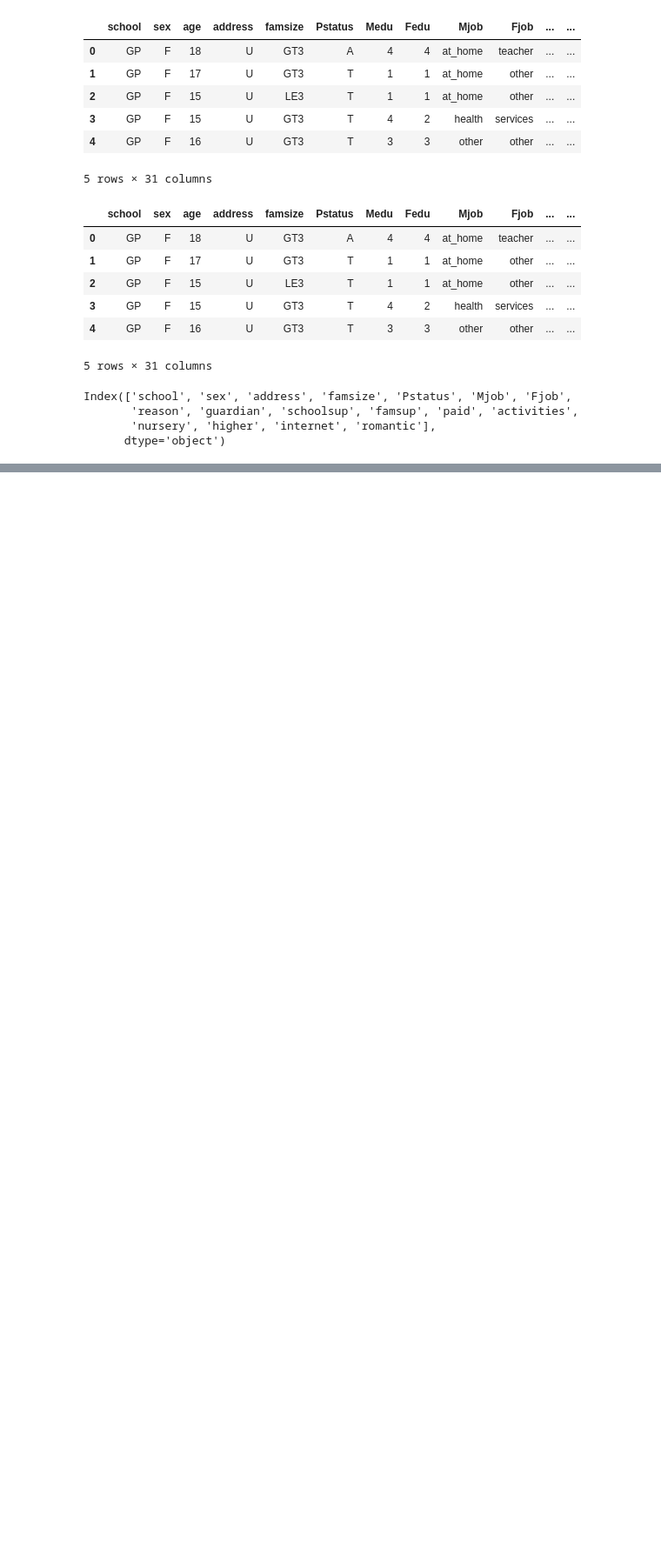
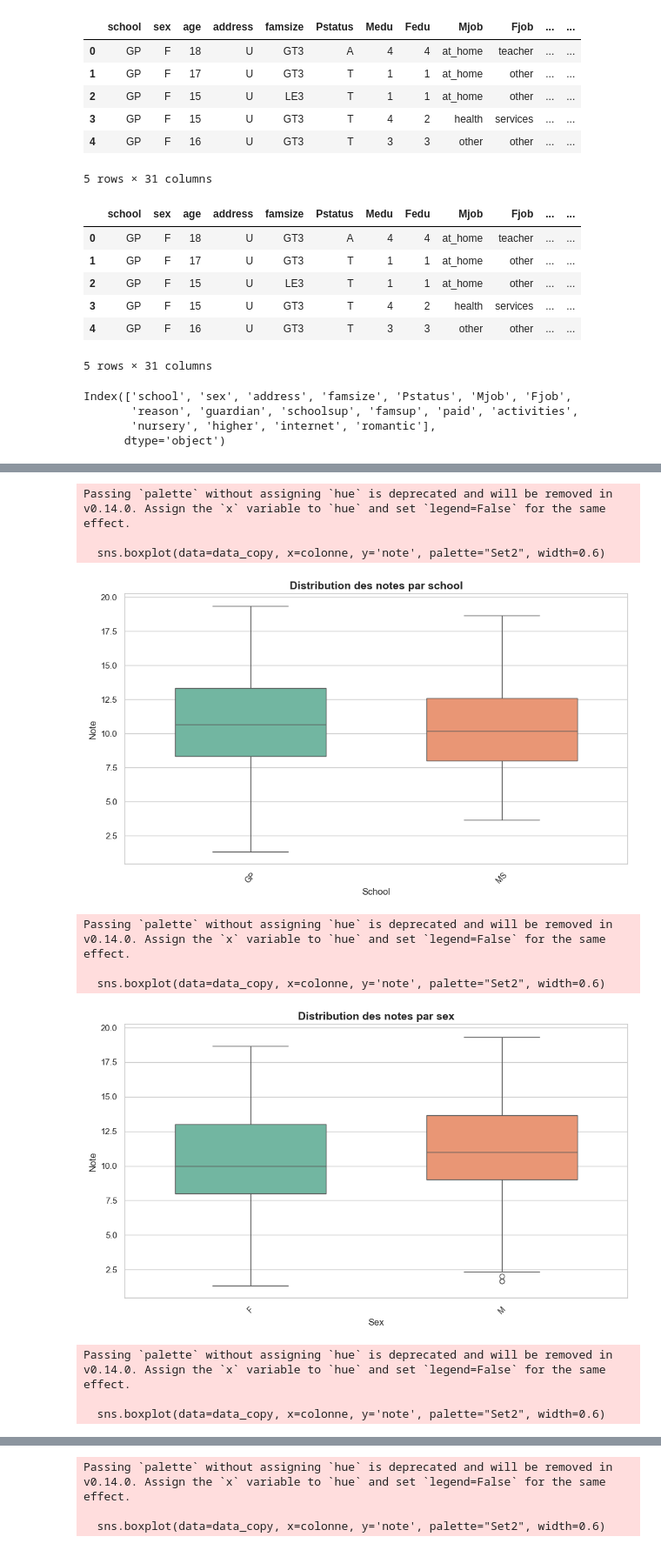
Before and after one commit to rachdigit/Projet_DataMining, a Jupyter notebook: proj_dm.ipynb, the cells around one changed output, grey strips where cells are left out. Shown at 87% size. Saved outputs shown, nothing was run; the diff lists cells and outputs as text; code cells hidden in the pictures; blank space fills up the shorter version.

```diff
--- a/proj_dm.ipynb
+++ b/proj_dm.ipynb
@@ -1630 +1626,41 @@ for colonne in categorical_columns :
 ... (5 outputs left out)
+# %%
+import seaborn as sns
+import matplotlib.pyplot as plt
+
+# Définir un style pour Seaborn
+sns.set_theme(style="whitegrid", palette="pastel")
+
+for colonne in categorical_columns:
+    plt.figure(figsize=(10, 6))
+
+    # Utiliser boxplot pour plus de clarté
+    sns.boxplot(data=data_copy, x=colonne, y='note', palette="Set2", width=0.6)
+
+    # Ajouter un titre clair
+    plt.title(f'Distribution des notes par {colonne}', fontsize=14, fontweight='bold')
+
+    # Ajuster les axes
+    plt.xlabel(colonne.capitalize(), fontsize=12)
+    plt.ylabel('Note', fontsize=12)
+
+    # Rotation des étiquettes de l'axe X
+    plt.xticks(rotation=45, fontsize=10)
+
+    # Ajuster les marges pour éviter l'encombrement
+    plt.tight_layout()
+
+    # Afficher le graphique
+    plt.show()
+# %% [output]
+Passing `palette` without assigning `hue` is deprecated and will be removed in v0.14.0. Assign the `x` variable to `hue` and set `legend=False` for the same effect.
+
+  sns.boxplot(data=data_copy, x=colonne, y='note', palette="Set2", width=0.6)
+[figure, added]
+Passing `palette` without assigning `hue` is deprecated and will be removed in v0.14.0. Assign the `x` variable to `hue` and set `legend=False` for the same effect.
+
+  sns.boxplot(data=data_copy, x=colonne, y='note', palette="Set2", width=0.6)
+[figure, added]
+Passing `palette` without assigning `hue` is deprecated and will be removed in v0.14.0. Assign the `x` variable to `hue` and set `legend=False` for the same effect.
+
+  sns.boxplot(data=data_copy, x=colonne, y='note', palette="Set2", width=0.6)
@@ -1630,0 +1668,3 @@ for colonne in categorical_columns :
+Passing `palette` without assigning `hue` is deprecated and will be removed in v0.14.0. Assign the `x` variable to `hue` and set `legend=False` for the same effect.
+
+  sns.boxplot(data=data_copy, x=colonne, y='note', palette="Set2", width=0.6)
```
Also changed, not shown: parts of 65 cells of this notebook.
